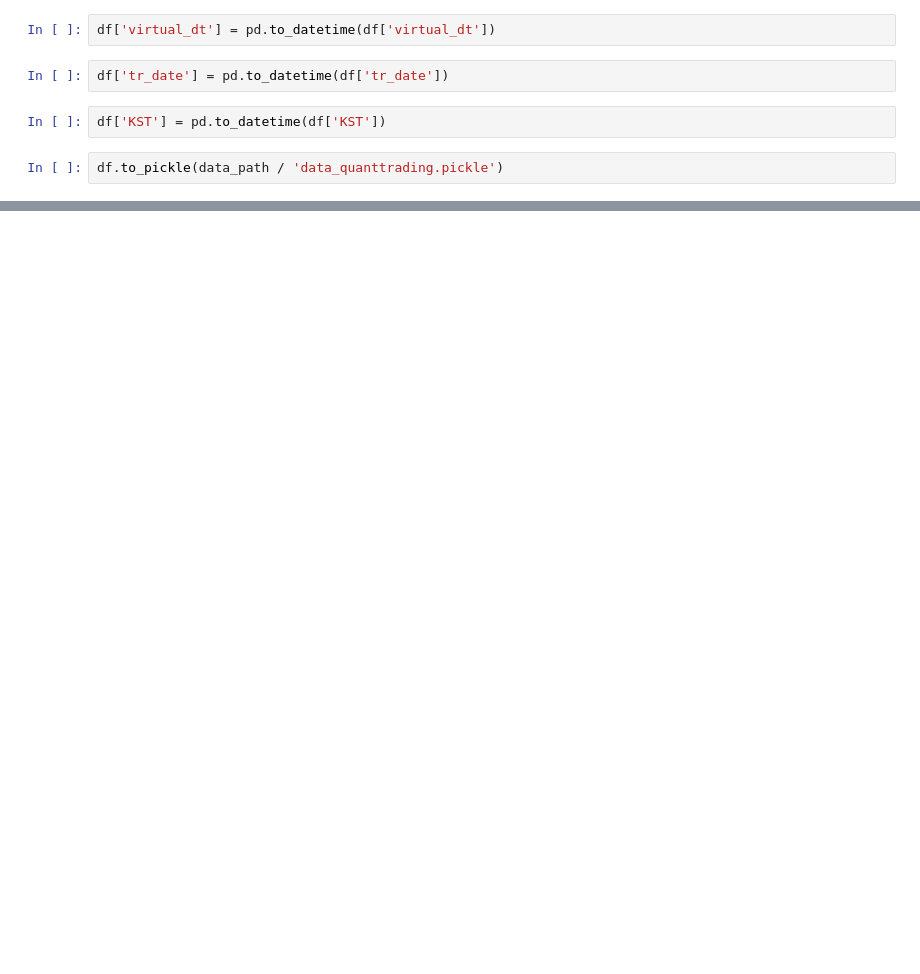
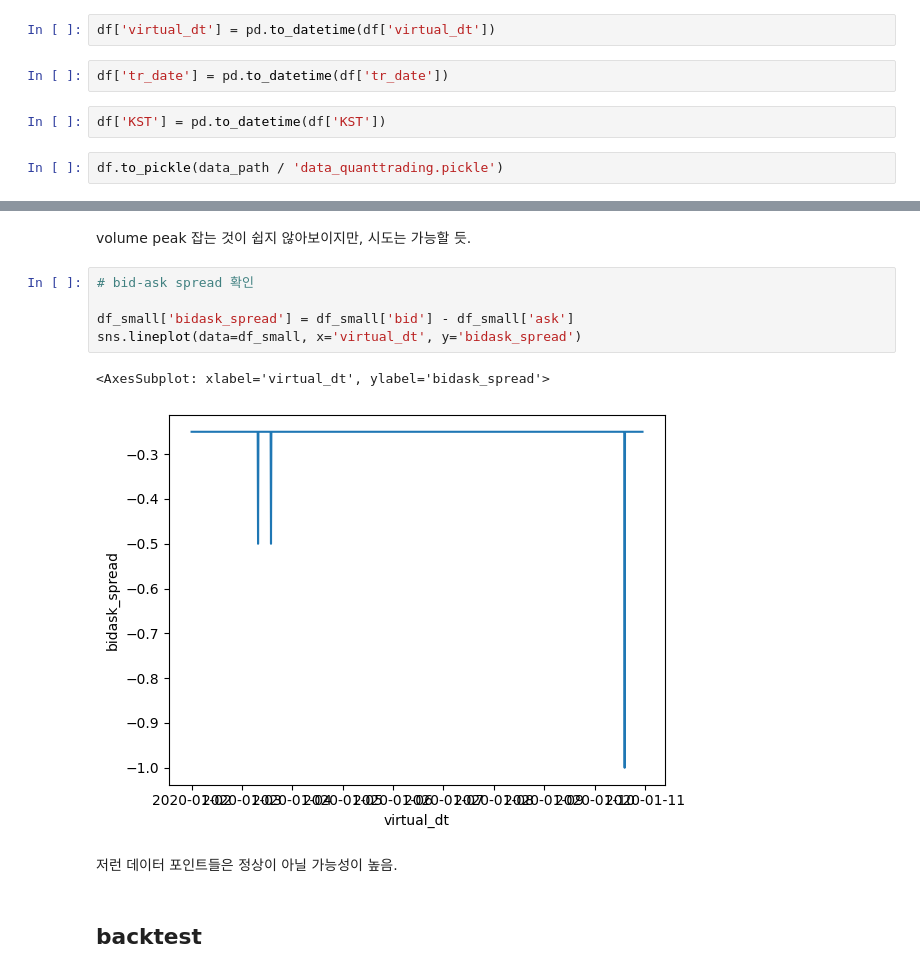
Before and after one commit to jaepil-choi/hanaquantchallenge, a Jupyter notebook: eda.ipynb, the cells around one changed output, grey strips where cells are left out. Saved outputs shown, nothing was run; the diff lists cells and outputs as text; blank space fills up the shorter version.

```diff
--- a/eda.ipynb
+++ b/eda.ipynb
@@ -62,0 +100,14 @@ df.to_pickle(data_path / 'data_quanttrading.pickle')
+# %% [markdown]
+volume peak 잡는 것이 쉽지 않아보이지만, 시도는 가능할 듯.
+# %%
+# bid-ask spread 확인
+
+df_small['bidask_spread'] = df_small['bid'] - df_small['ask']
+sns.lineplot(data=df_small, x='virtual_dt', y='bidask_spread')
+# %% [output]
+<AxesSubplot: xlabel='virtual_dt', ylabel='bidask_spread'>
+[figure, added]
+# %% [markdown]
+저런 데이터 포인트들은 정상이 아닐 가능성이 높음.
+# %% [markdown]
+## backtest
```
Also changed, not shown: parts of 10 cells of this notebook.
